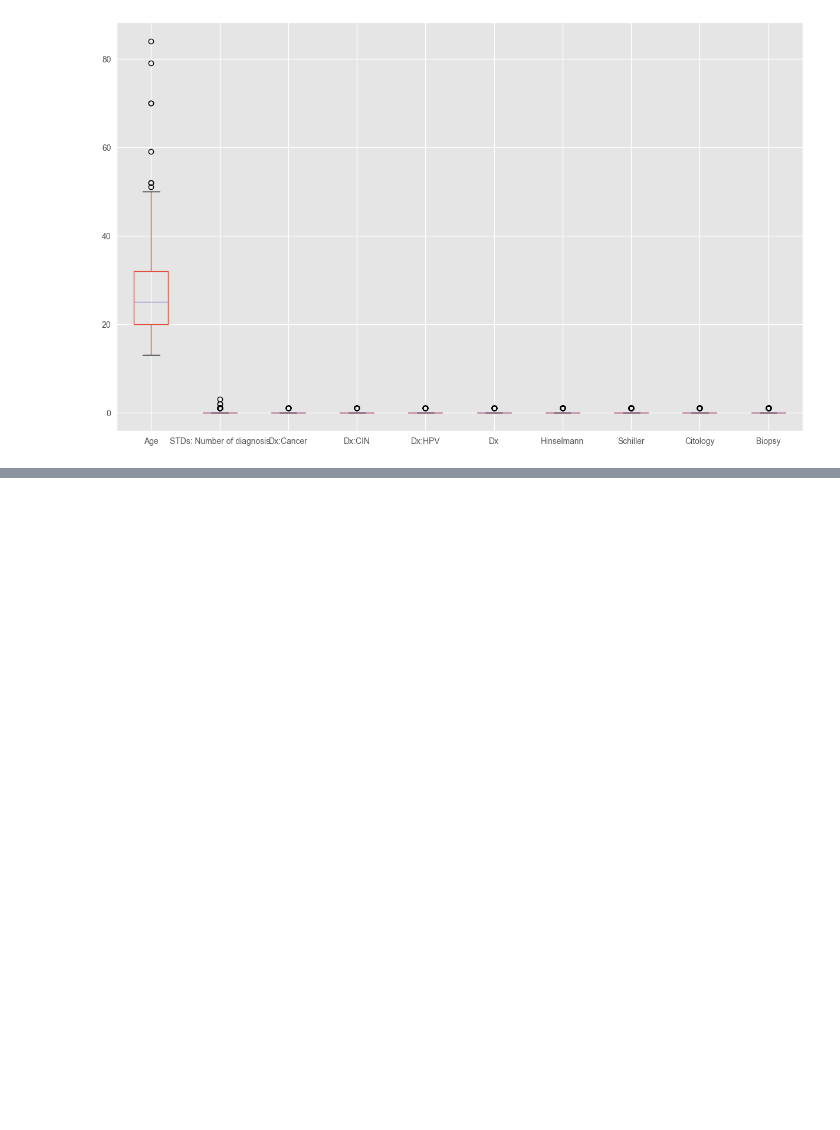
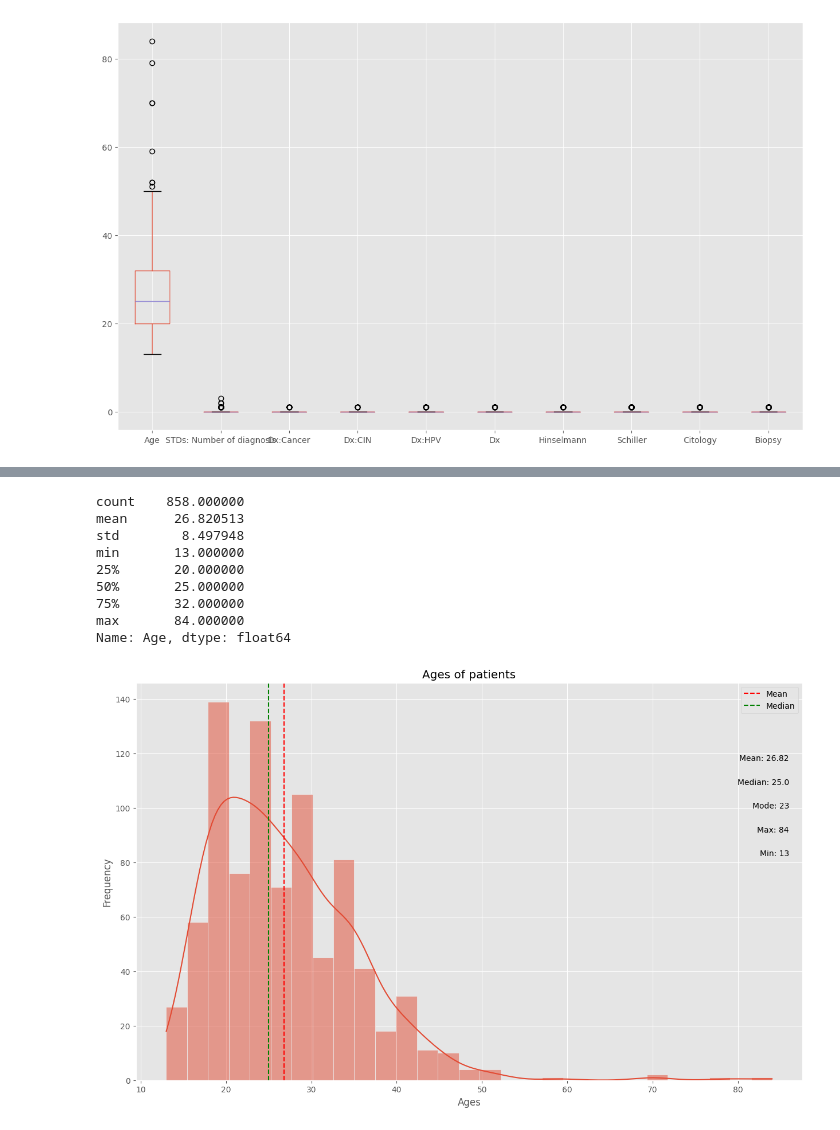
Before and after one commit to JDgomez2002/data-science-labs, a Jupyter notebook: lab01/lab1.ipynb, the cells around one changed output, grey strips where cells are left out. Drawn from its saved outputs; the diff is of its cells as text; code cells hidden in the pictures; blank space fills up the shorter version.

```diff
--- a/lab01/lab1.ipynb
+++ b/lab01/lab1.ipynb
@@ -158,0 +186,40 @@ plt.show()
+# %%
+def graphNumericDistribution(data, title, xlabel, ylabel):
+  data = data[~np.isnan(data)]
+  mean = round(data.mean(), 2)
+  median = round(data.median(), 2)
+  mode = round(data.mode(), 2)
+  max_value = round(data.max(), 2)
+  min_value = round(data.min(), 2)
+  plt.figure()
+  sns.histplot(data, kde=True)
+  # sns.barplot(data)
+  plt.title(title)
+  plt.xlabel(xlabel)
+  plt.ylabel(ylabel)
+
+  plt.axvline(mean, color='r', linestyle='--', label='Mean')
+  plt.axvline(median, color='g', linestyle='--', label='Median')
+  # plt.ylim(0, data.max())
+  plt.legend()
+
+  plt.text(0.98, 0.82, 'Mean: '+str(mean), transform=plt.gca().transAxes, ha='right', va='top')
+  plt.text(0.98, 0.76, 'Median: '+str(median), transform=plt.gca().transAxes, ha='right', va='top')
+  plt.text(0.98, 0.70, 'Mode: '+str(mode[0]), transform=plt.gca().transAxes, ha='right', va='top')
+  plt.text(0.98, 0.64, 'Max: '+str(max_value), transform=plt.gca().transAxes, ha='right', va='top')
+  plt.text(0.98, 0.58, 'Min: '+str(min_value), transform=plt.gca().transAxes, ha='right', va='top')
+# %%
+ages = numeric['Age']
+graphNumericDistribution(ages, 'Ages of patients', 'Ages', 'Frequency')
+print(ages.describe())
+# %% [output]
+count    858.000000
+mean      26.820513
+std        8.497948
+min       13.000000
+25%       20.000000
+50%       25.000000
+75%       32.000000
+max       84.000000
+Name: Age, dtype: float64
+[figure, added]
```
Also changed, not shown: parts of 10 cells of this notebook.
